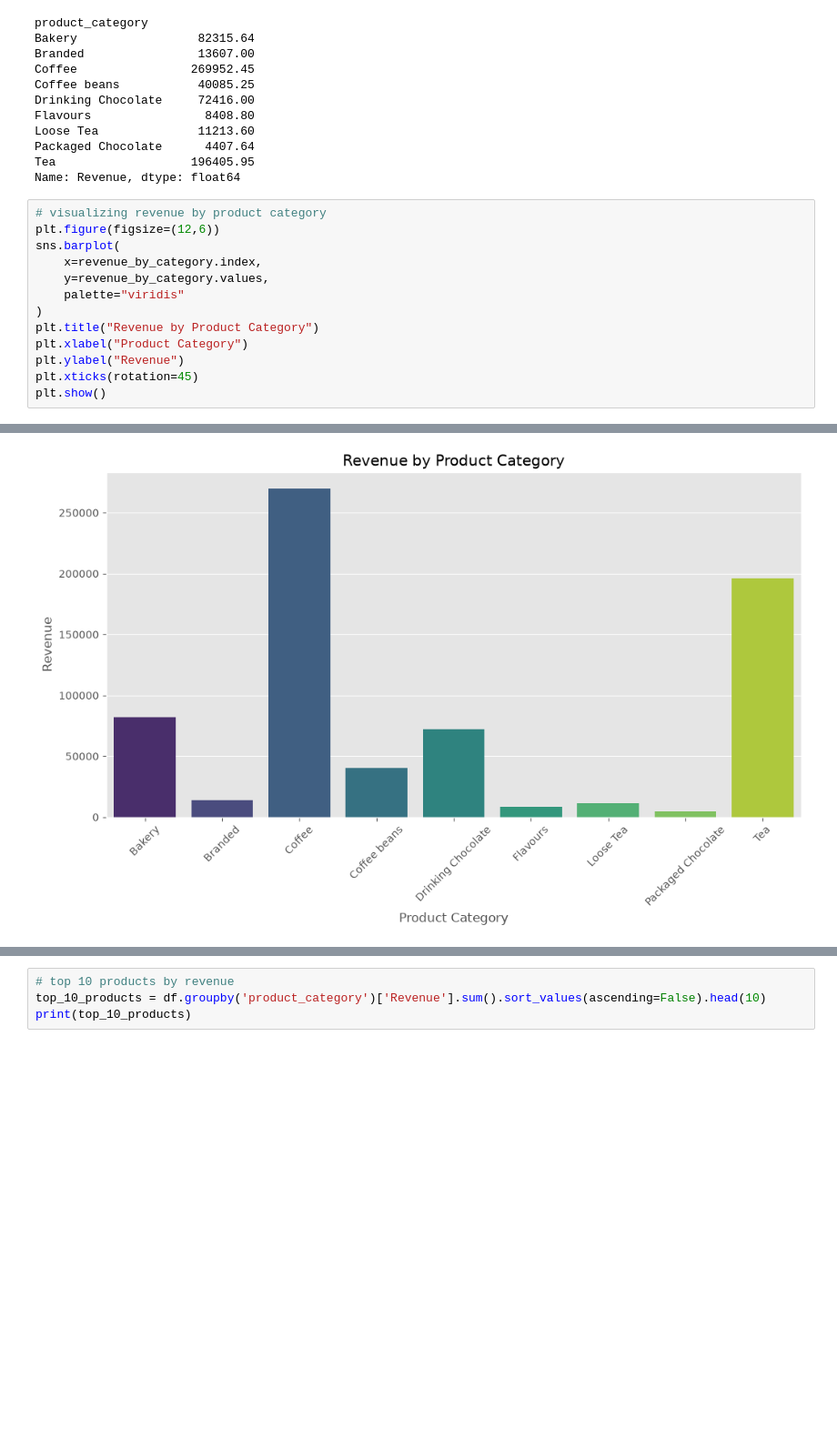
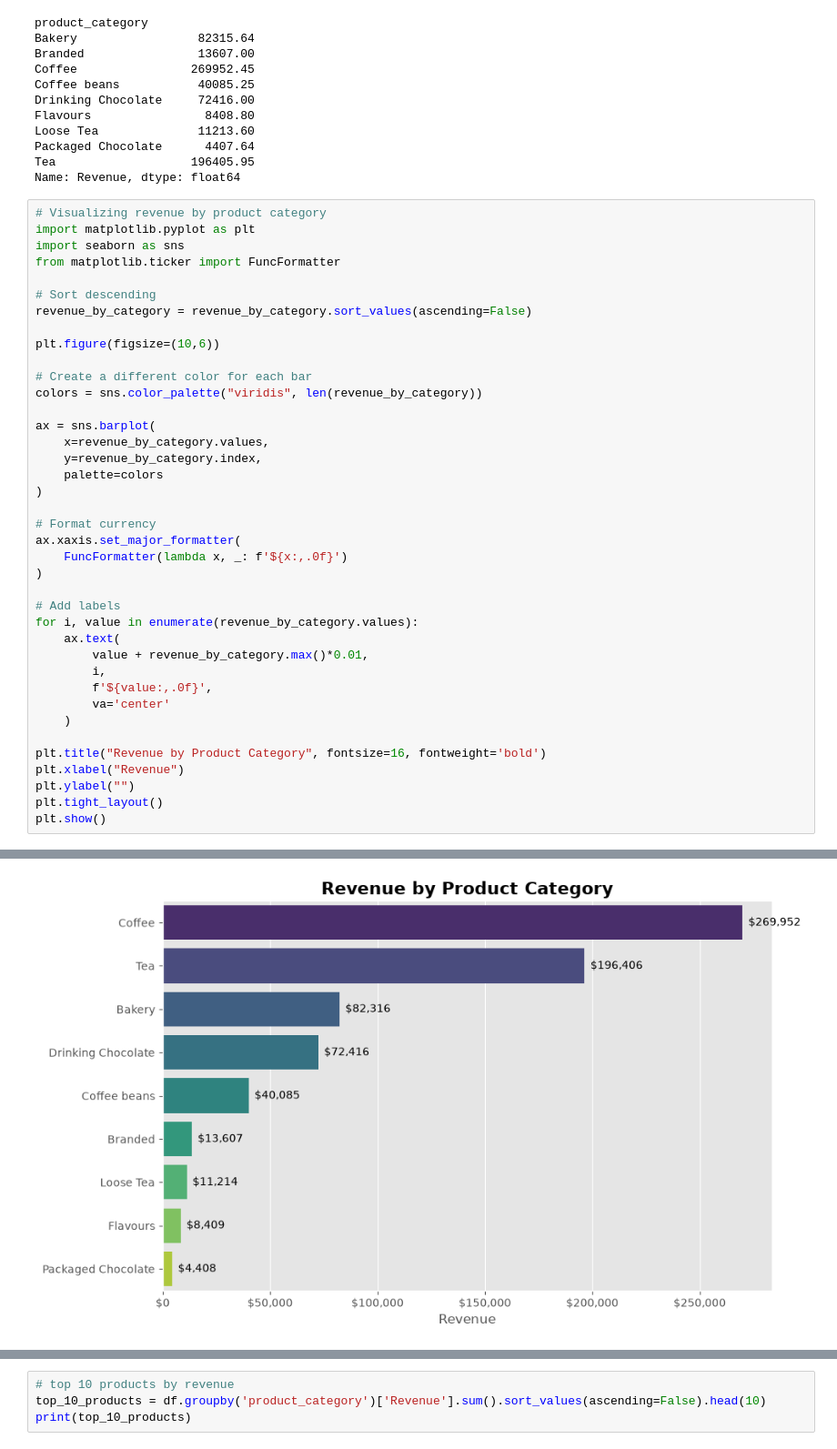
Before and after one commit to Devangdaksh/Sales-Trend-Time-Based-Performance-Analytics-Dashboard-Python-Pandas-Plotly-Streamlit, a Jupyter notebook: notebook/ 02_EDA.ipynb, the cells around one changed output, grey strips where cells are left out. Shown at 91% size. Drawn from its saved outputs; the diff is of its cells as text; blank space fills up the shorter version.

```diff
--- a/notebook/ 02_EDA.ipynb
+++ b/notebook/ 02_EDA.ipynb
@@ -244,16 +264,42 @@ Packaged Chocolate      4407.64
 Tea                   196405.95
 Name: Revenue, dtype: float64
 # %%
-# visualizing revenue by product category
-plt.figure(figsize=(12,6))
-sns.barplot(
-    x=revenue_by_category.index,
-    y=revenue_by_category.values,
-    palette="viridis"
+# Visualizing revenue by product category
+import matplotlib.pyplot as plt
+import seaborn as sns
+from matplotlib.ticker import FuncFormatter
+
+# Sort descending
+revenue_by_category = revenue_by_category.sort_values(ascending=False)
+
+plt.figure(figsize=(10,6))
+
+# Create a different color for each bar
+colors = sns.color_palette("viridis", len(revenue_by_category))
+
+ax = sns.barplot(
+    x=revenue_by_category.values,
+    y=revenue_by_category.index,
+    palette=colors
 )
-plt.title("Revenue by Product Category")
-plt.xlabel("Product Category")
-plt.ylabel("Revenue")
-plt.xticks(rotation=45)
+
+# Format currency
+ax.xaxis.set_major_formatter(
+    FuncFormatter(lambda x, _: f'${x:,.0f}')
+)
+
+# Add labels
+for i, value in enumerate(revenue_by_category.values):
+    ax.text(
+        value + revenue_by_category.max()*0.01,
+        i,
+        f'${value:,.0f}',
+        va='center'
+    )
+
+plt.title("Revenue by Product Category", fontsize=16, fontweight='bold')
+plt.xlabel("Revenue")
+plt.ylabel("")
+plt.tight_layout()
 plt.show()
 # %% [output]
@@ -263,2 +309,2 @@ Passing `palette` without assigning `hue` is deprecated and will be removed in v
-[figure, old version]
+[figure, new version]
 # %% [markdown]
```
Also changed, not shown: parts of 22 cells of this notebook.
